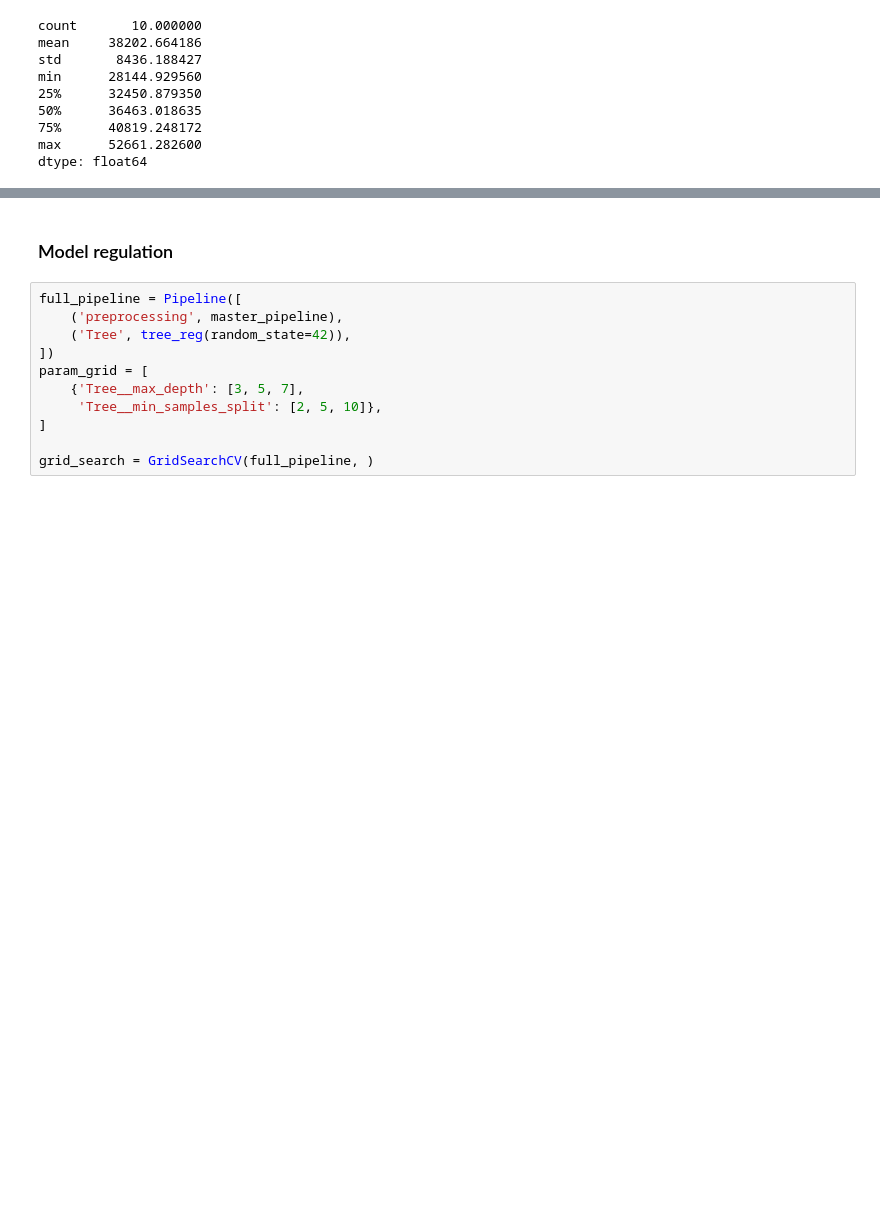
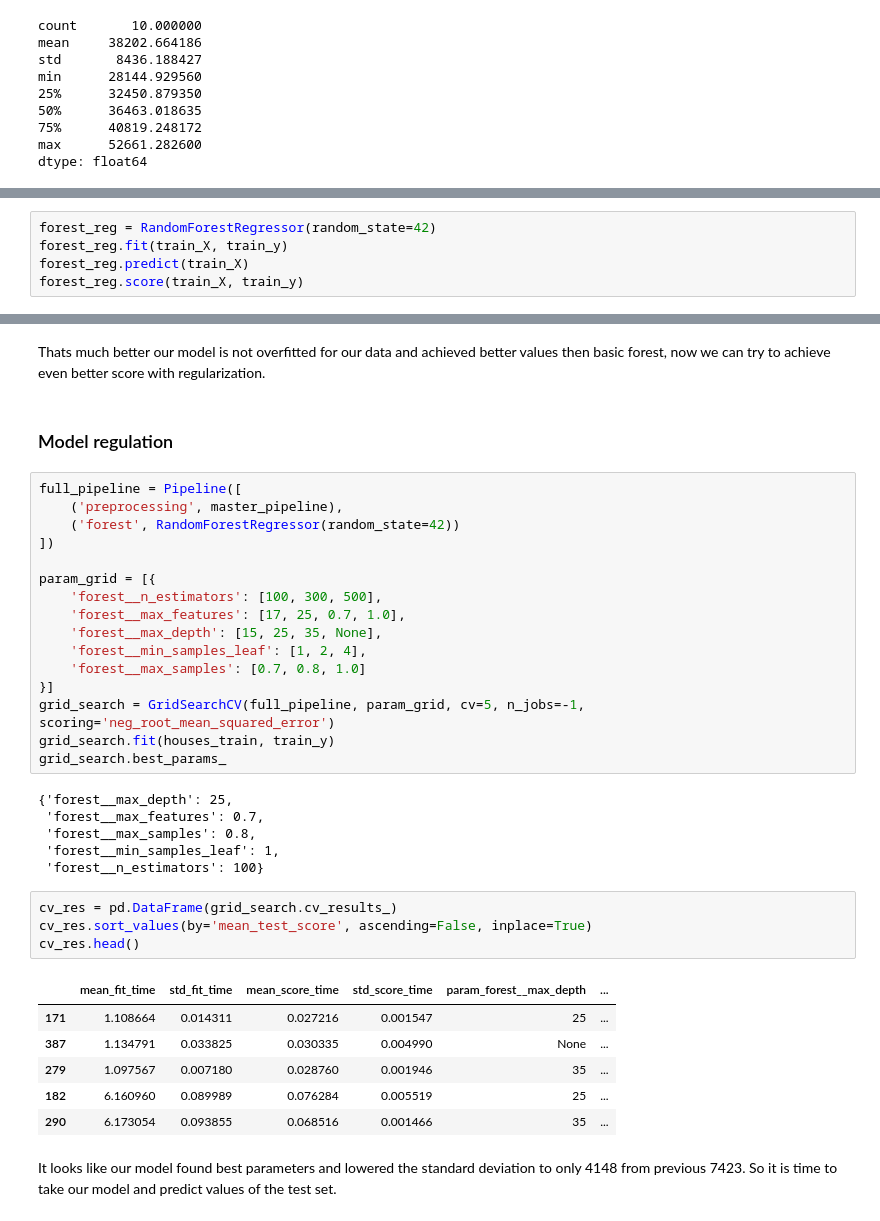
Before and after one commit to Kotelelelel/ML_projects, a Jupyter notebook: House_Prices/main.ipynb, the cells around one changed output, grey strips where cells are left out. Drawn from its saved outputs; the diff is of its cells as text; blank space fills up the shorter version.

```diff
--- a/House_Prices/main.ipynb
+++ b/House_Prices/main.ipynb
@@ -312,0 +313,5 @@ That is not very good, decision tree model achieves RMSE man value of 38 202 wit
+# %%
+forest_reg = RandomForestRegressor(random_state=42)
+forest_reg.fit(train_X, train_y)
+forest_reg.predict(train_X)
+forest_reg.score(train_X, train_y)
@@ -313,13 +333,39 @@ That is not very good, decision tree model achieves RMSE man value of 38 202 wit
+# %% [markdown]
+Thats much better our model is not overfitted for our data and achieved better values then basic forest, now we can try to achieve even better score with regularization.
 # %% [markdown]
 ### Model regulation
-# %%
-full_pipeline = Pipeline([
-    ('preprocessing', master_pipeline),
-    ('Tree', tree_reg(random_state=42)),
-])
-param_grid = [
-    {'Tree__max_depth': [3, 5, 7],
-     'Tree__min_samples_split': [2, 5, 10]},
-]
-
-grid_search = GridSearchCV(full_pipeline, )
+# %%
+full_pipeline = Pipeline([
+    ('preprocessing', master_pipeline),
+    ('forest', RandomForestRegressor(random_state=42))
+])
+
+param_grid = [{
+    'forest__n_estimators': [100, 300, 500],
+    'forest__max_features': [17, 25, 0.7, 1.0],
+    'forest__max_depth': [15, 25, 35, None],
+    'forest__min_samples_leaf': [1, 2, 4],
+    'forest__max_samples': [0.7, 0.8, 1.0]
+}]
+grid_search = GridSearchCV(full_pipeline, param_grid, cv=5, n_jobs=-1, scoring='neg_root_mean_squared_error')
+grid_search.fit(houses_train, train_y)
+grid_search.best_params_
+# %% [output]
+{'forest__max_depth': 25,
+ 'forest__max_features': 0.7,
+ 'forest__max_samples': 0.8,
+ 'forest__min_samples_leaf': 1,
+ 'forest__n_estimators': 100}
+# %%
+cv_res = pd.DataFrame(grid_search.cv_results_)
+cv_res.sort_values(by='mean_test_score', ascending=False, inplace=True)
+cv_res.head()
+# %% [output]
+|  | mean_fit_time | std_fit_time | mean_score_time | std_score_time | param_forest__max_depth | ... |
+| 171 | 1.108664 | 0.014311 | 0.027216 | 0.001547 | 25 | ... |
+| 387 | 1.134791 | 0.033825 | 0.030335 | 0.004990 | None | ... |
+| 279 | 1.097567 | 0.007180 | 0.028760 | 0.001946 | 35 | ... |
+| 182 | 6.160960 | 0.089989 | 0.076284 | 0.005519 | 25 | ... |
+| 290 | 6.173054 | 0.093855 | 0.068516 | 0.001466 | 35 | ... |
+# %% [markdown]
+It looks like our model found best parameters and lowered the standard deviation to only 4148 from previous 7423. So it is time to take our model and predict values of the test set.
```
Also changed, not shown: parts of 4 cells of this notebook, 1 other file.
